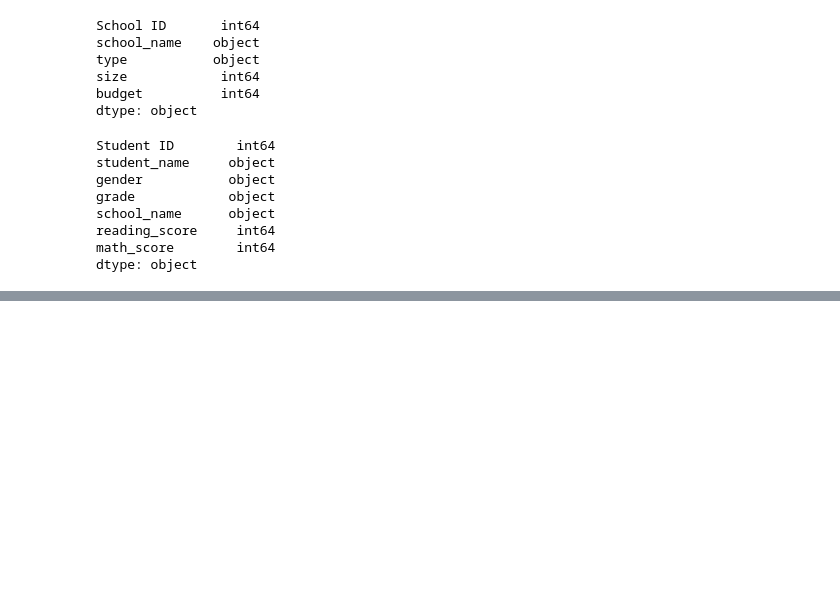
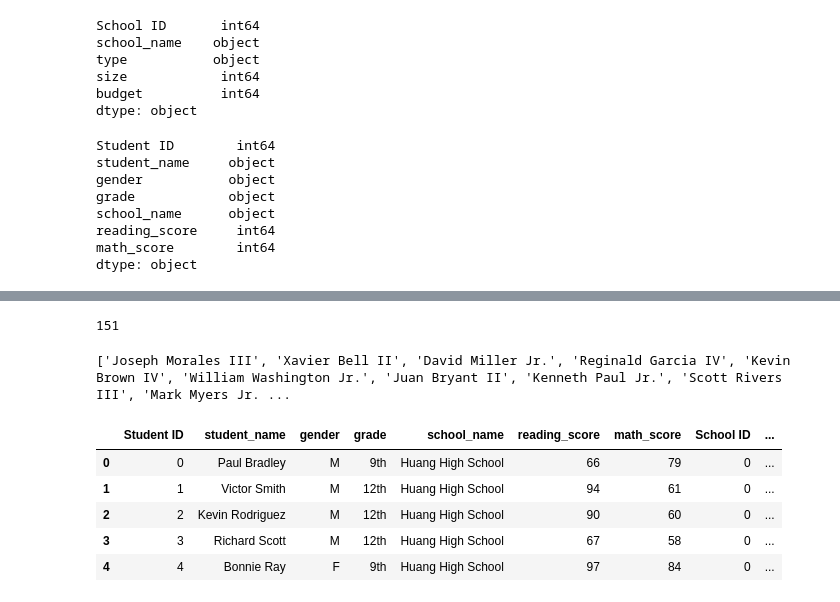
Before and after one commit to limaggieling/School_District_Analysis, a Jupyter notebook: PyCitySchools.ipynb, the cells around one changed output, grey strips where cells are left out. Drawn from its saved outputs; the diff is of its cells as text; code cells hidden in the pictures; blank space fills up the shorter version.

```diff
--- a/PyCitySchools.ipynb
+++ b/PyCitySchools.ipynb
@@ -222,0 +204,30 @@ print(students_fixed)
+# %%
+# create a new list and using a for loop iterate through the list
+students_fixed = []
+# use an if statement to check the length of all the names
+# if it is greater than or equal to 3 , add the name to the list
+
+for name in clean_names:
+    if len(name.split()) >= 3:
+        students_fixed.append(name)
+
+# get the length of the students' name that are greater than or equal to 3
+len(students_fixed)
+# %% [output]
+151
+# %%
+# print the names of those who still have names with letters greater than or equal to 3, 3 being 3 parts to the name since those with prefixes or suffixes tended to have 4 parts or more
+print(students_fixed)
+# %% [output]
+['Joseph Morales III', 'Xavier Bell II', 'David Miller Jr.', 'Reginald Garcia IV', 'Kevin Brown IV', 'William Washington Jr.', 'Juan Bryant II', 'Kenneth Paul Jr.', 'Scott Rivers III', 'Mark Myers Jr. ...
+# %%
+# combine the datas into a single dataset using merge() method
+school_data_complete_df = pd.merge(student_data_df, school_data_df, on = ["school_name"])
+school_data_complete_df.head()
+# %% [output]
+|  | Student ID | student_name | gender | grade | school_name | reading_score | math_score | School ID | ... |
+| 0 | 0 | Paul Bradley | M | 9th | Huang High School | 66 | 79 | 0 | ... |
+| 1 | 1 | Victor Smith | M | 12th | Huang High School | 94 | 61 | 0 | ... |
+| 2 | 2 | Kevin Rodriguez | M | 12th | Huang High School | 90 | 60 | 0 | ... |
+| 3 | 3 | Richard Scott | M | 12th | Huang High School | 67 | 58 | 0 | ... |
+| 4 | 4 | Bonnie Ray | F | 9th | Huang High School | 97 | 84 | 0 | ... |
```
Also changed, not shown: parts of 27 cells of this notebook.
